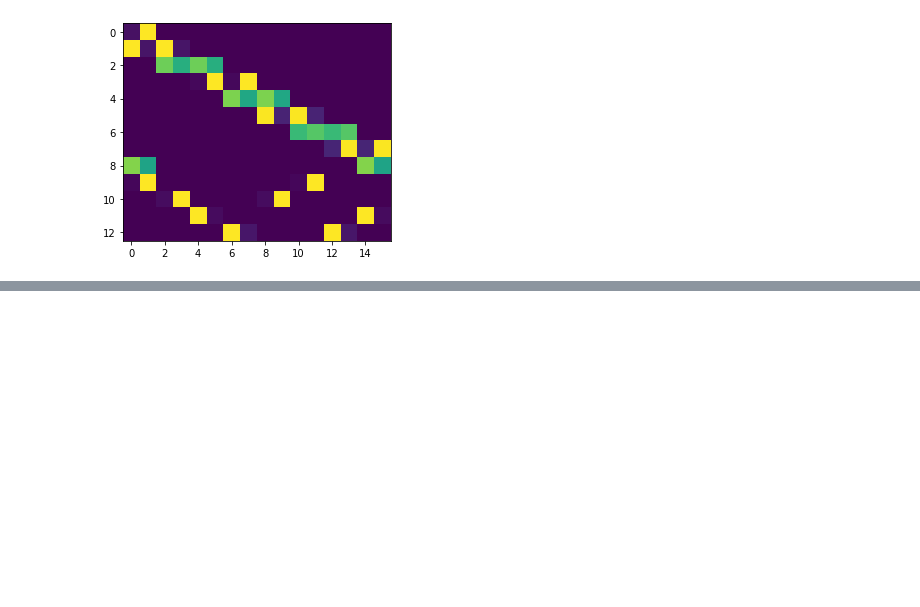
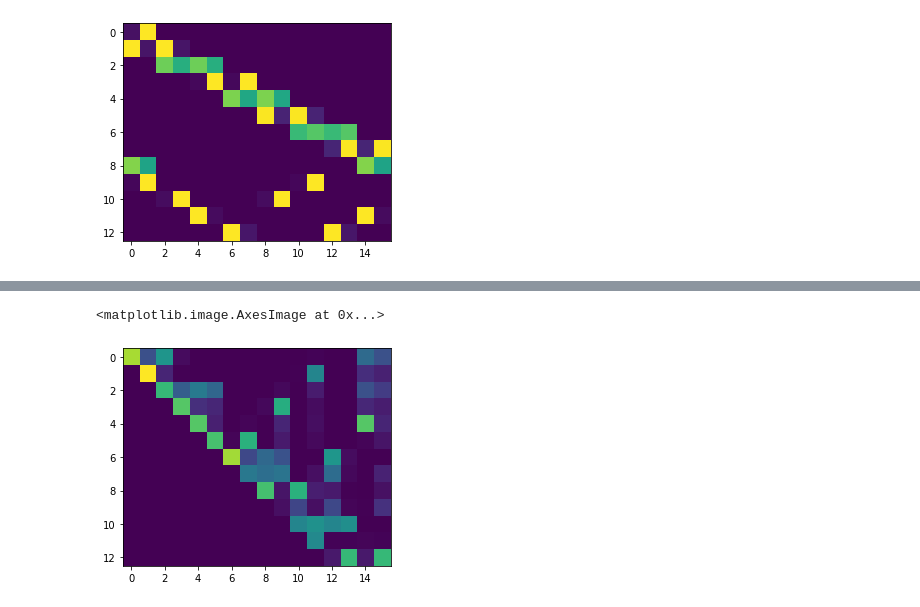
Before and after one commit to MuchenSun/isam_fun, a Jupyter notebook: vertex_8.ipynb, the cells around one changed output, grey strips where cells are left out. Cells and saved outputs as stored; diff of their text form; code cells hidden in the pictures; blank space fills up the shorter version.

```diff
--- a/vertex_8.ipynb
+++ b/vertex_8.ipynb
@@ -128,0 +140,5 @@ plt.imshow(np.abs(res), aspect='equal')
+# %%
+plt.imshow(np.abs(r), aspect='equal')
+# %% [output]
+<matplotlib.image.AxesImage at 0x...>
+[figure, added]
```
Also changed, not shown: parts of 6 cells of this notebook, 2 other files.
